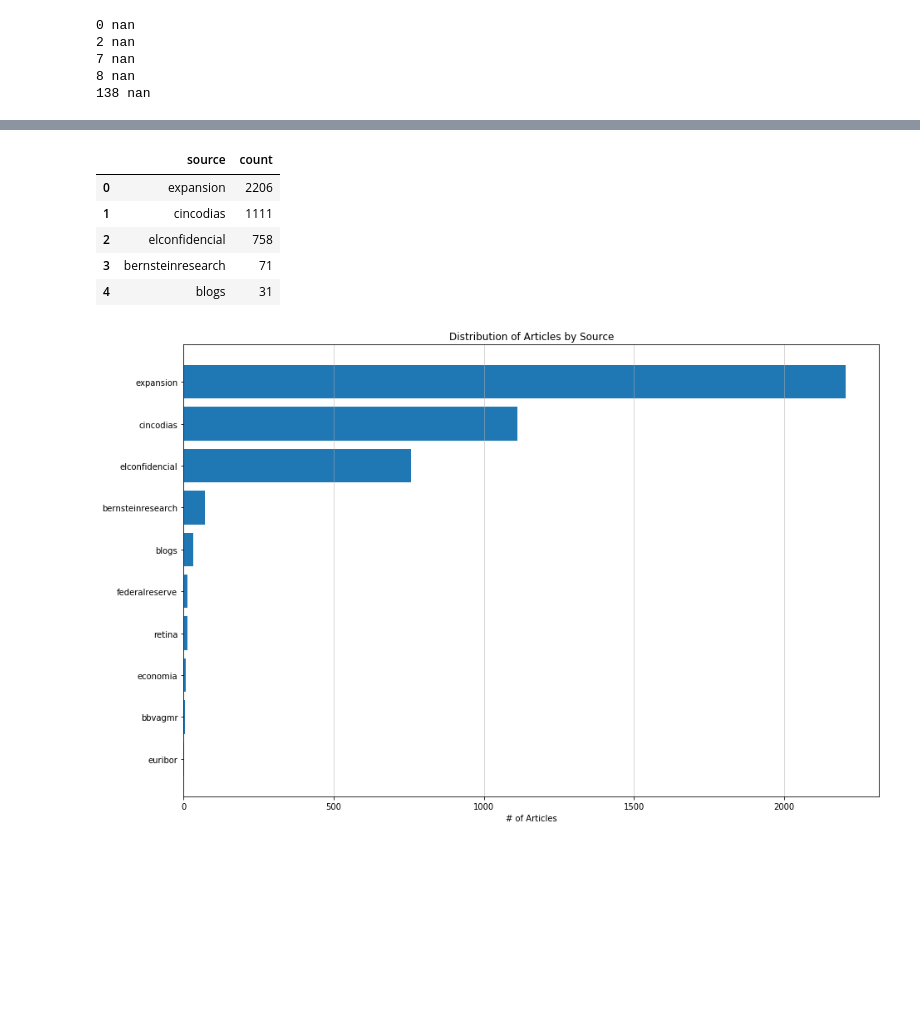
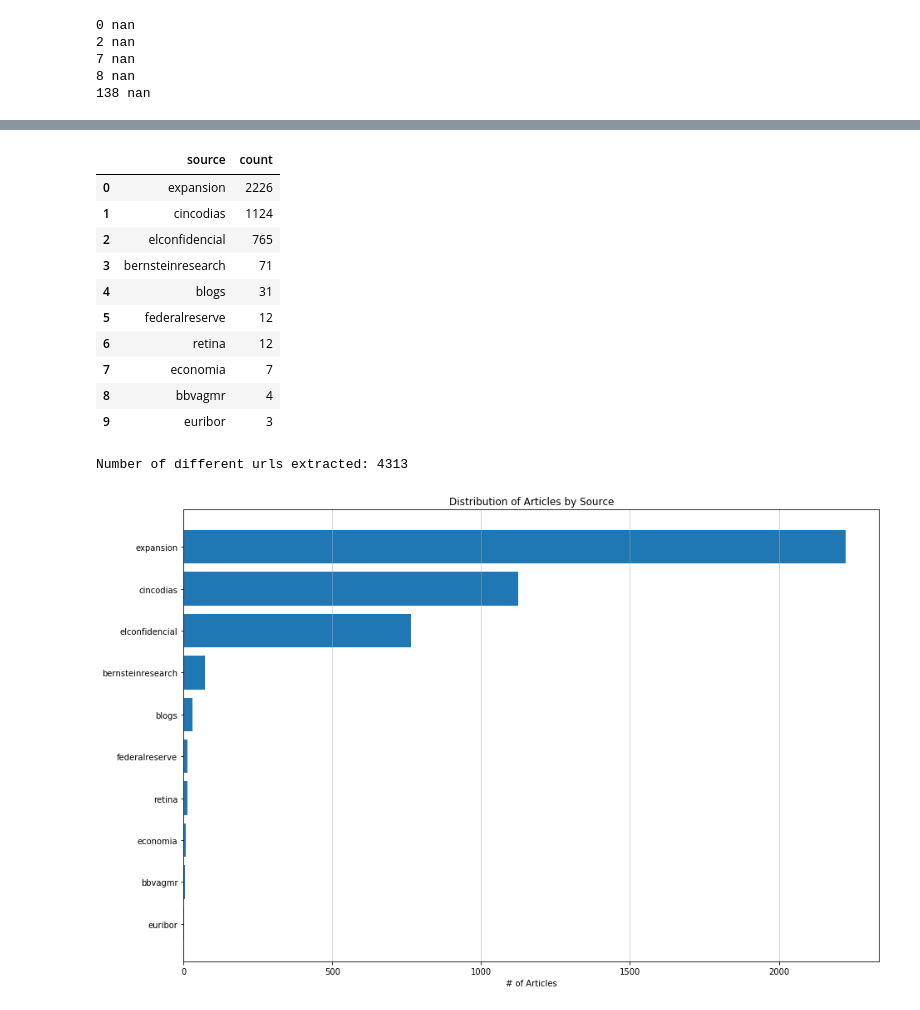
Before and after one commit to adriamoya/bcpnews, a Jupyter notebook: mail_download/02_Email_analysis.ipynb, the cells around one changed output, grey strips where cells are left out. Cells and saved outputs as stored; diff of their text form; code cells hidden in the pictures; blank space fills up the shorter version.

```diff
--- a/mail_download/02_Email_analysis.ipynb
+++ b/mail_download/02_Email_analysis.ipynb
@@ -104,14 +103,23 @@ for idx, row in df_urls.iterrows():
         df_urls.loc[idx, 'source'] = ""
 # %%
 source = df_urls.groupby('source').size().sort_values(0, ascending=False).reset_index().rename(columns={0:"count"})
-source.head(5)
+source.head(10)
 # %% [output]
 |  | source | count |
-| 0 | expansion | 2206 |
-| 1 | cincodias | 1111 |
-| 2 | elconfidencial | 758 |
+| 0 | expansion | 2226 |
+| 1 | cincodias | 1124 |
+| 2 | elconfidencial | 765 |
 | 3 | bernsteinresearch | 71 |
 | 4 | blogs | 31 |
+| 5 | federalreserve | 12 |
+| 6 | retina | 12 |
+| 7 | economia | 7 |
+| 8 | bbvagmr | 4 |
+| 9 | euribor | 3 |
+# %%
+print("Number of different urls extracted:", df_urls.shape[0])
+# %% [output]
+Number of different urls extracted: 4313
 # %%
 fig, ax = plt.subplots(figsize=(15, 10))
 
```
Also changed, not shown: parts of 8 cells of this notebook, 3 other files.
